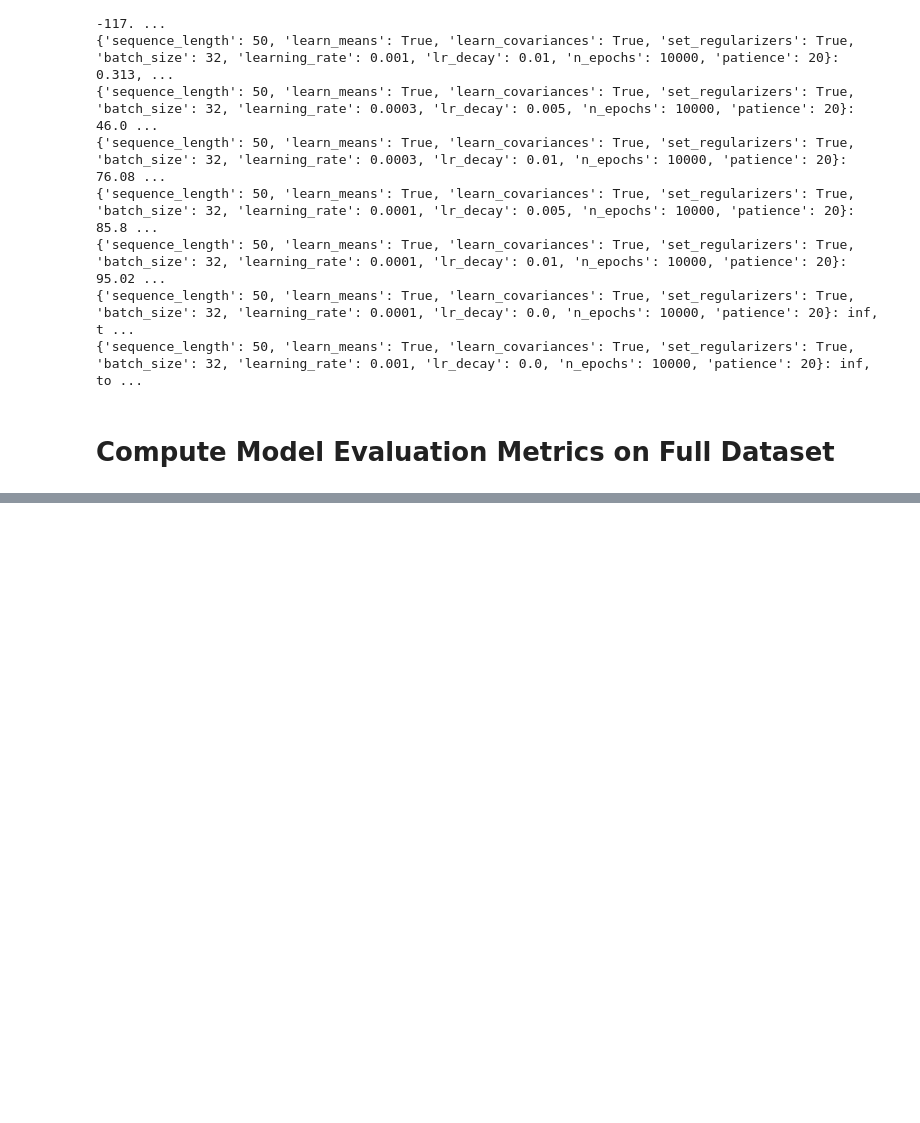
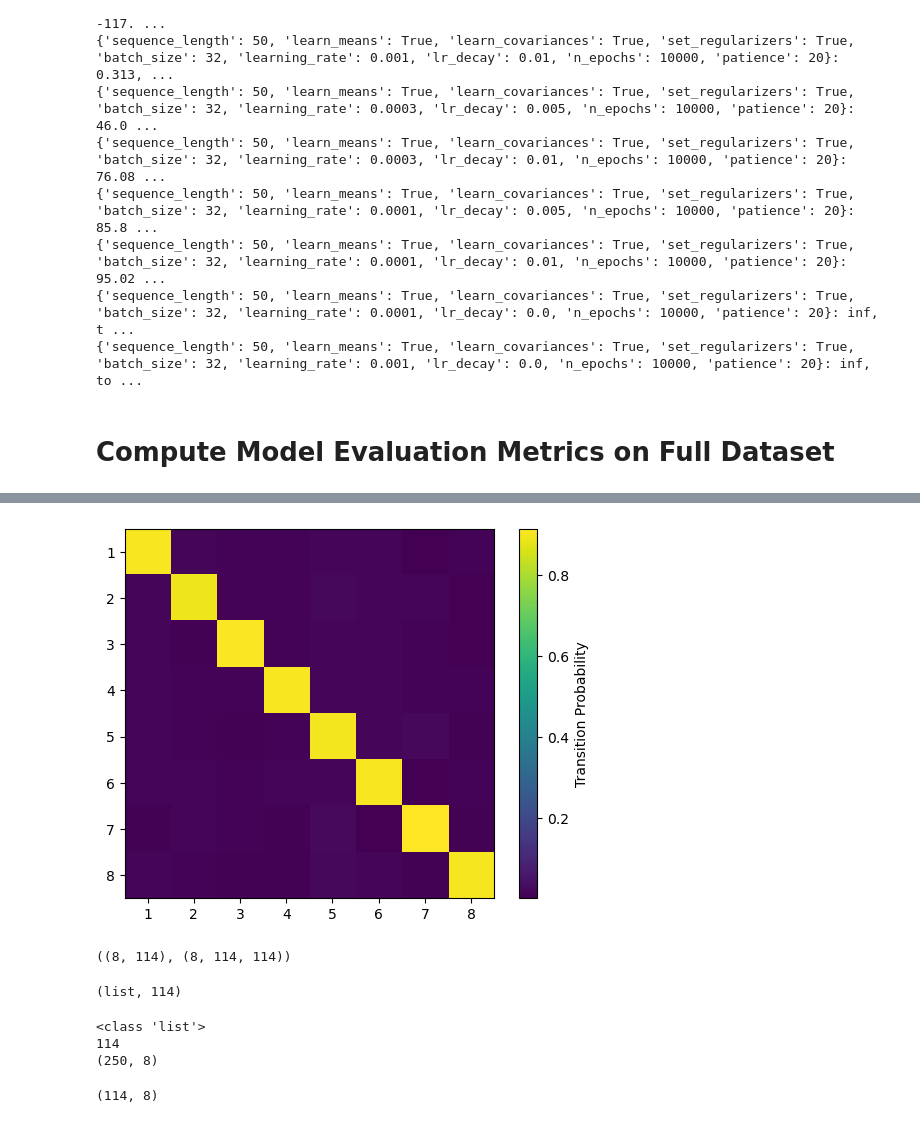
Before and after one commit to efei01/dFNC, a Jupyter notebook: HMM/HMM_analysis_v2.ipynb, the cells around one changed output, grey strips where cells are left out. Saved outputs shown, nothing was run; the diff lists cells and outputs as text; code cells hidden in the pictures; blank space fills up the shorter version.

```diff
--- a/HMM/HMM_analysis_v2.ipynb
+++ b/HMM/HMM_analysis_v2.ipynb
@@ -260,0 +299,3 @@ KeyError: 'realizaations'
+# %%
+optimal_num_states = 8
+model = load(model_eval_log[optimal_num_states]['best_realization_path'])
@@ -260,0 +316,15 @@ KeyError: 'realizaations'
+# %%
+trans_matrix = model.get_trans_prob()
+plt.imshow(trans_matrix, origin='upper')
+plt.xticks(ticks=range(0, optimal_num_states), labels=range(1, optimal_num_states + 1))
+plt.yticks(ticks=range(0, optimal_num_states), labels=range(1, optimal_num_states + 1))
+plt.colorbar(label='Transition Probability')
+plt.show()
+# %% [output]
+[figure, added]
+# %%
+# Now the group-level means and covs
+means, covs = model.get_means_covariances()
+means.shape, covs.shape
+# %% [output]
+((8, 114), (8, 114, 114))
@@ -260,0 +334,20 @@ KeyError: 'realizaations'
+# %%
+type(alpha), len(alpha) # each element of alpha is a subject
+# %% [output]
+(list, 114)
+# %%
+# Hard classify the state probabilities (i.e., for each time point set each probability to either 0 or 1)
+stc = modes.argmax_time_courses(alpha) # state time course
+print(type(stc))
+print(len(stc))
+print(stc[0].shape)
+# %% [output]
+<class 'list'>
+114
+(250, 8)
+# %%
+# Fractional occupancy (FO)
+fo = modes.fractional_occupancies(stc)
+fo.shape
+# %% [output]
+(114, 8)
```
Also changed, not shown: parts of 23 cells of this notebook, 3 other files.
